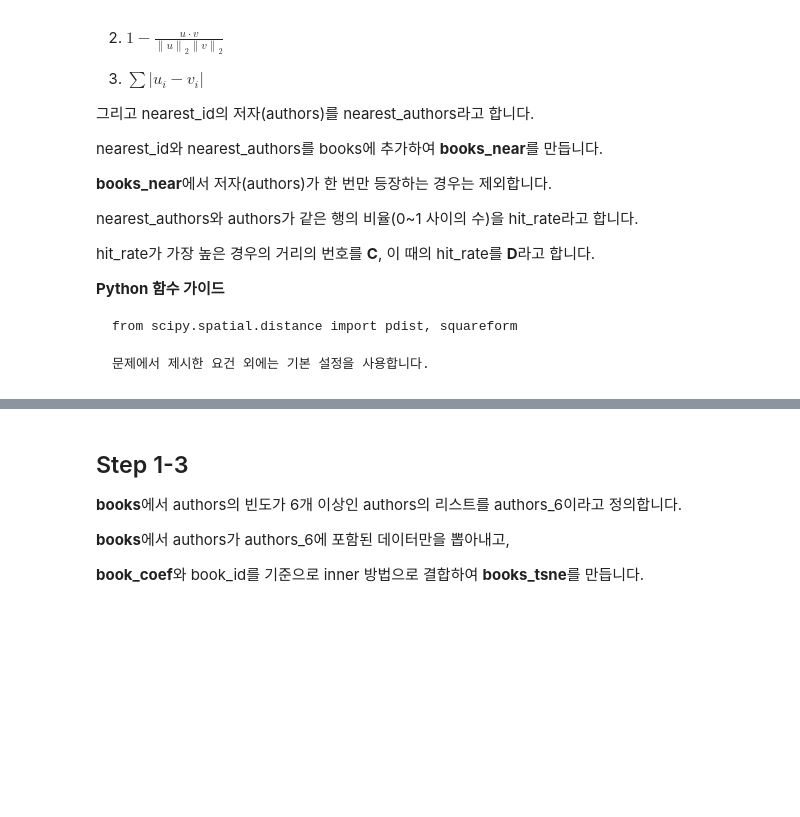
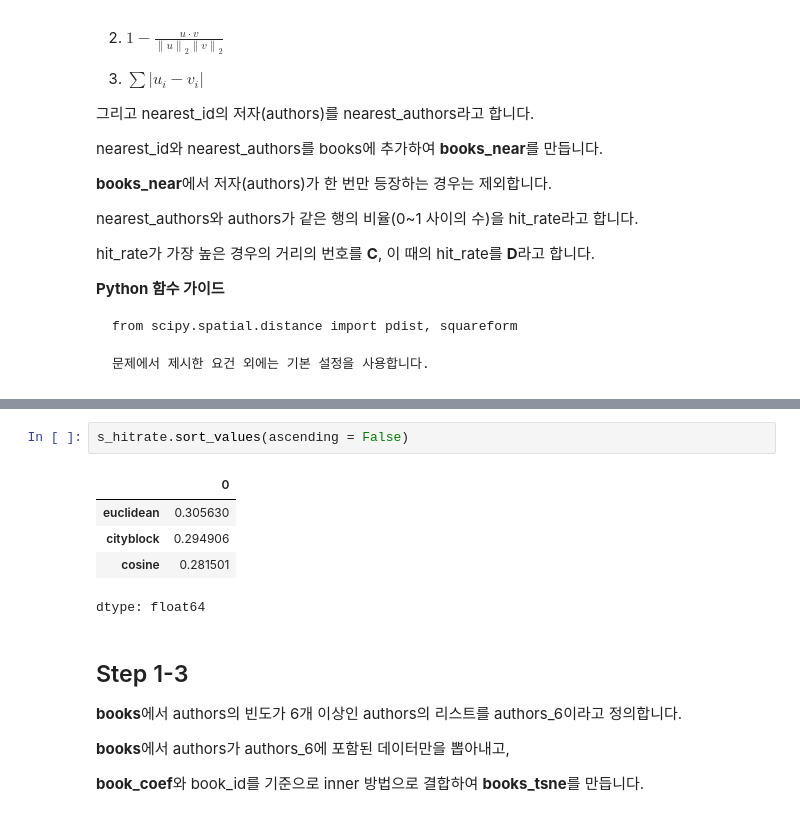
Before and after one commit to sunkusun9/DS_prob1_2510, a Jupyter notebook: prob_solution.ipynb, the cells around one changed output, grey strips where cells are left out. Drawn from its saved outputs; the diff is of its cells as text; blank space fills up the shorter version.

```diff
--- a/prob_solution.ipynb
+++ b/prob_solution.ipynb
@@ -765,3 +802,11 @@ pd.DataFrame(
+# %%
+s_hitrate.sort_values(ascending = False)
+# %% [output]
+|  | 0 |
+| euclidean | 0.305630 |
+| cityblock | 0.294906 |
+| cosine | 0.281501 |
+dtype: float64
 # %% [markdown]
 ## Step 1-3
 
```
Also changed, not shown: parts of 11 cells of this notebook.
